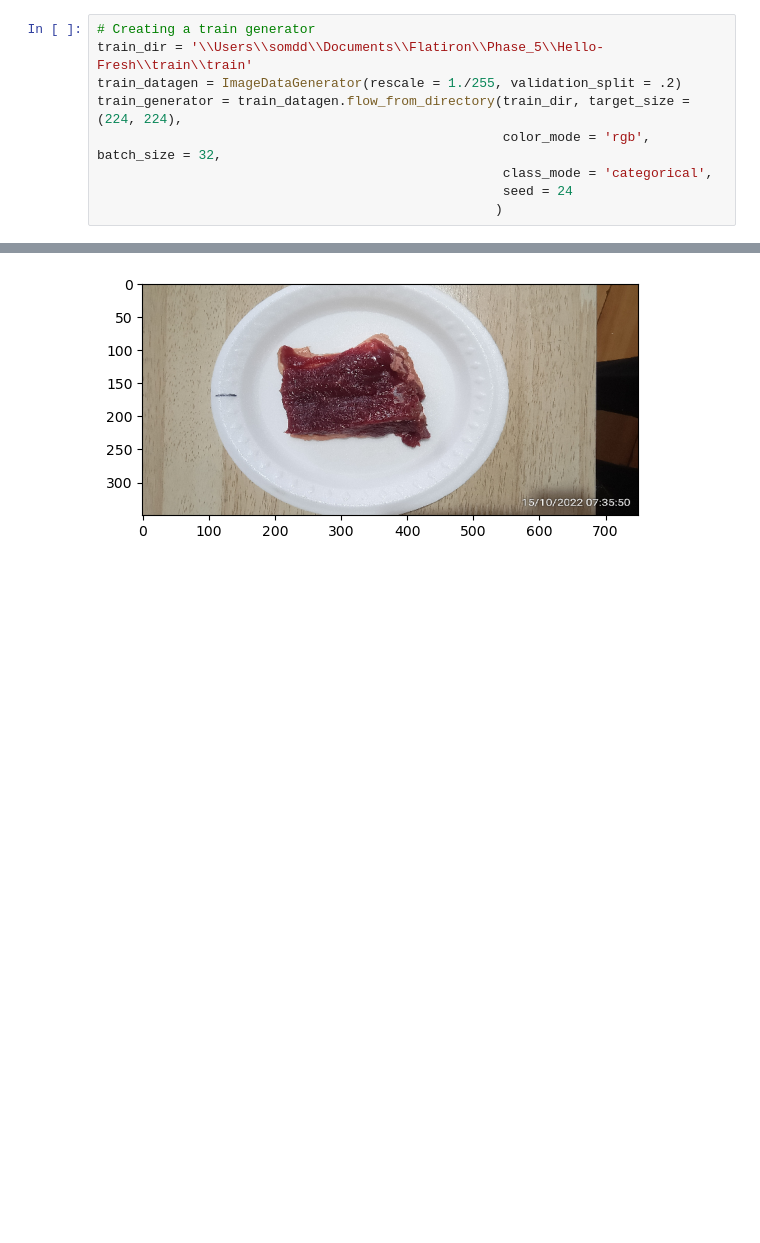
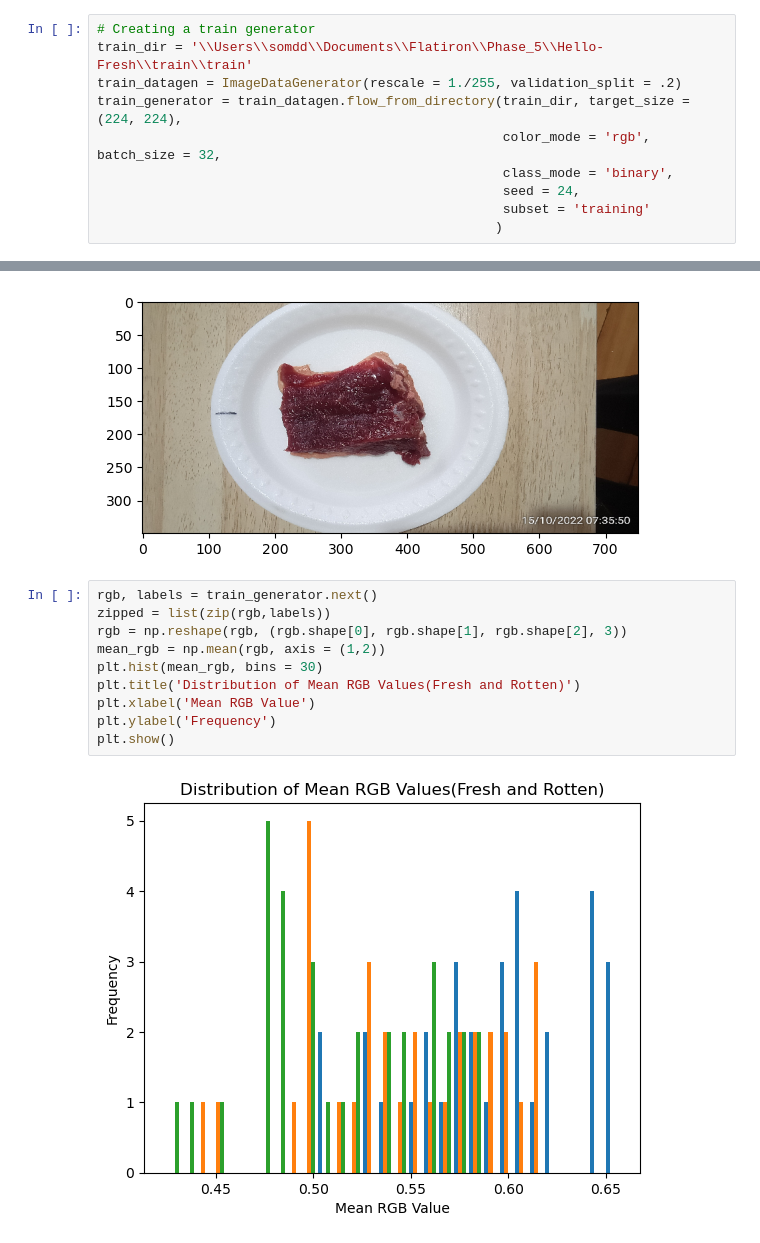
Before and after one commit to ddcots24/Hello-Fresh, a Jupyter notebook: Hello_Fresh.ipynb, the cells around one changed output, grey strips where cells are left out. Cells and saved outputs as stored; diff of their text form; blank space fills up the shorter version.

```diff
--- a/Hello_Fresh.ipynb
+++ b/Hello_Fresh.ipynb
@@ -15,7 +15,8 @@ train_dir = '\\Users\\somdd\\Documents\\Flatiron\\Phase_5\\Hello-Fresh\\train\\t
 train_datagen = ImageDataGenerator(rescale = 1./255, validation_split = .2)
 train_generator = train_datagen.flow_from_directory(train_dir, target_size = (224, 224),
                                                     color_mode = 'rgb', batch_size = 32,
-                                                    class_mode = 'categorical',
-                                                    seed = 24
+                                                    class_mode = 'binary',
+                                                    seed = 24,
+                                                    subset = 'training'
                                                    )
 # %% [output]
@@ -94,3 +74,15 @@ print_image('fresh', 1)
 Fresh (100).jpg
 \Users\somdd\Documents\Flatiron\Phase_5\Hello-Fresh\train\train\fresh\Fresh (100).jpg
 [figure]
+# %%
+rgb, labels = train_generator.next()
+zipped = list(zip(rgb,labels))
+rgb = np.reshape(rgb, (rgb.shape[0], rgb.shape[1], rgb.shape[2], 3))
+mean_rgb = np.mean(rgb, axis = (1,2))
+plt.hist(mean_rgb, bins = 30)
+plt.title('Distribution of Mean RGB Values(Fresh and Rotten)')
+plt.xlabel('Mean RGB Value')
+plt.ylabel('Frequency')
+plt.show()
+# %% [output]
+[figure, added]
```
Also changed, not shown: parts of 15 cells of this notebook.
